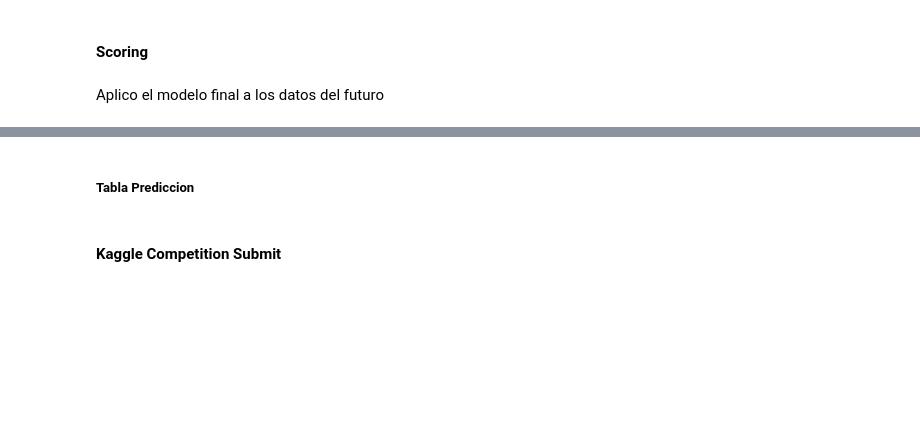
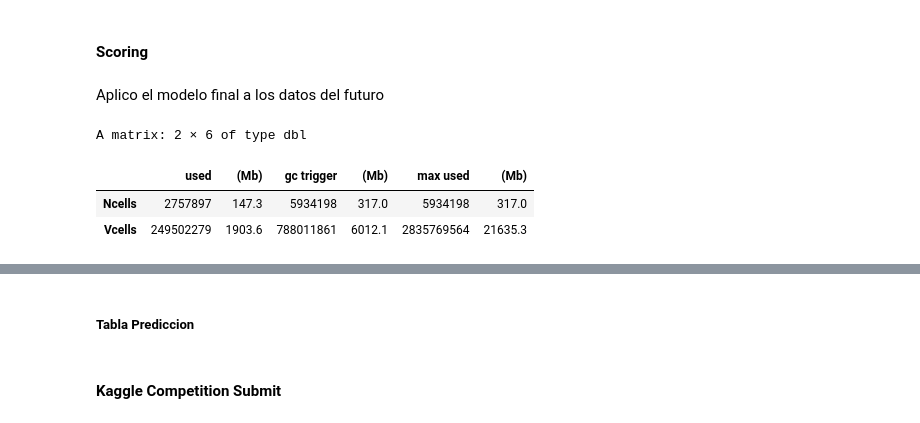
Before and after one commit to juanmg1984/dm2025a, a Jupyter notebook: src/workflows/WF1236.ipynb, the cells around one changed output, grey strips where cells are left out. Saved outputs shown, nothing was run; the diff lists cells and outputs as text; code cells hidden in the pictures; blank space fills up the shorter version.

```diff
--- a/src/workflows/WF1236.ipynb
+++ b/src/workflows/WF1236.ipynb
@@ -1756,3 +2013,38 @@ notificar("Semillero finalizado")
+# %%
+dir.create("modelos", showWarnings =FALSE)
+
+primero <- TRUE
+for( sem in PARAM$FT$semillas)
+{
+  nombre_arch <- paste0( "./modelos/modelo_", sem, ".txt")
+  if( !file.exists(nombre_arch) )
+  {
+    param_final$seed <- sem
+
+    set.seed(sem, kind = "L'Ecuyer-CMRG")
+    final_model <- lgb.train(
+      data= dfinal_train,
+      param= param_final,
+      verbose= -100
+    )
+
+    lgb.save(final_model, nombre_arch) # grabo el modelo"
+
+    # grabo la primer importancia de variables
+    #  Natalia : da lo mismo cual se guarda
+    if( primero)
+    {
+      primero <- FALSE
+      tb_importancia <- as.data.table(lgb.importance(final_model))
+      archivo_importancia <- "impo.txt"
+
+      fwrite( tb_importancia,
+        file= archivo_importancia,
+        sep= "\t"
+      )
+    }
+ }
+}
 # %% [markdown]
 #### Scoring
 # %% [markdown]
@@ -1764,38 +2056,40 @@ dfuture <- dataset[ foto_mes %in% PARAM$trainingstrategy$future ]
 # %%
 # aplico final_model   a dfuture
 
 tb_prediccion <- dfuture[, list(numero_de_cliente)]
 tb_prediccion[, prob := 0]
 
 datos_matrix <- data.matrix(dfuture[, campos_buenos, with= FALSE])
 
 
-for( isem in seq(length(PARAM
-semillas)) )
+for( isem in seq(length(PARAM$FT$semillas)) )
 {
-   sem <- PARAM
-semillas[ isem ]
+   sem <- PARAM$FT$semillas[ isem ]
    nombre_arch <- paste0( "./modelos/modelo_", sem, ".txt")
    final_model <- lgb.load(nombre_arch)
 
    prediccion <- predict(
      final_model,
      datos_matrix
   )
 
   tb_prediccion[, paste0("prob_", isem) := prediccion]
   tb_prediccion[, prob := prob + prediccion]
 
   rm(final_model)
   rm(prediccion)
   gc(full = TRUE, verbose=FALSE)
 }
 
 rm( datos_matrix)
 gc(full = TRUE, verbose=FALSE)
 
-tb_prediccion[, prob := prob /length(PARAM
-semillas) ]
+tb_prediccion[, prob := prob /length(PARAM$FT$semillas) ]
+# %% [output]
+A matrix: 2 × 6 of type dbl
+|  | used | (Mb) | gc trigger | (Mb) | max used | (Mb) |
+| Ncells | 2757897 | 147.3 | 5934198 | 317.0 | 5934198 | 317.0 |
+| Vcells | 249502279 | 1903.6 | 788011861 | 6012.1 | 2835769564 | 21635.3 |
 # %%
 
 # veo que hay en tb_prediccion
```
Also changed, not shown: parts of 21 cells of this notebook.
